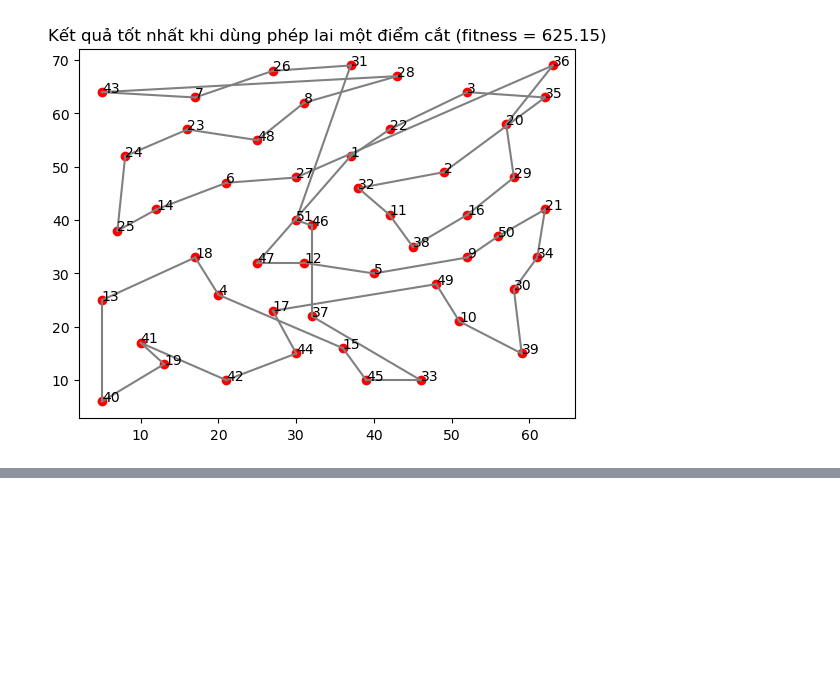
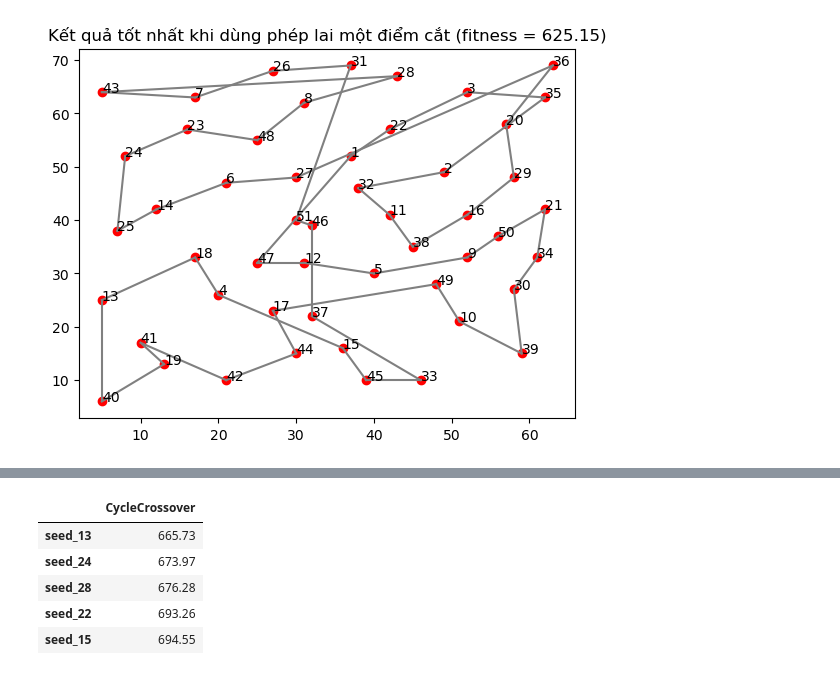
Before and after one commit to nguyenhoanganh2002/TSP-problem-using-Genetic-Algorithms, a Jupyter notebook: tsp-using-ga.ipynb, the cells around one changed output, grey strips where cells are left out. Cells and saved outputs as stored; diff of their text form; code cells hidden in the pictures; blank space fills up the shorter version.

```diff
--- a/tsp-using-ga.ipynb
+++ b/tsp-using-ga.ipynb
@@ -378,0 +398,11 @@ drawMap(cities, record_pop_multiPoint[0][1], f"Kết quả tốt nhất khi dùn
+# %%
+# Giá trị fitness tốt nhất trên từng random_seed
+GA_with_cycle = np.array(sorted(GA_with_cycle))
+pd.DataFrame(data=GA_with_cycle[:,0], index=GA_with_cycle[:,1], columns=['CycleCrossover']).head()
+# %% [output]
+|  | CycleCrossover |
+| seed_13 | 665.73 |
+| seed_24 | 673.97 |
+| seed_28 | 676.28 |
+| seed_22 | 693.26 |
+| seed_15 | 694.55 |
```
Also changed, not shown: parts of 13 cells of this notebook.
